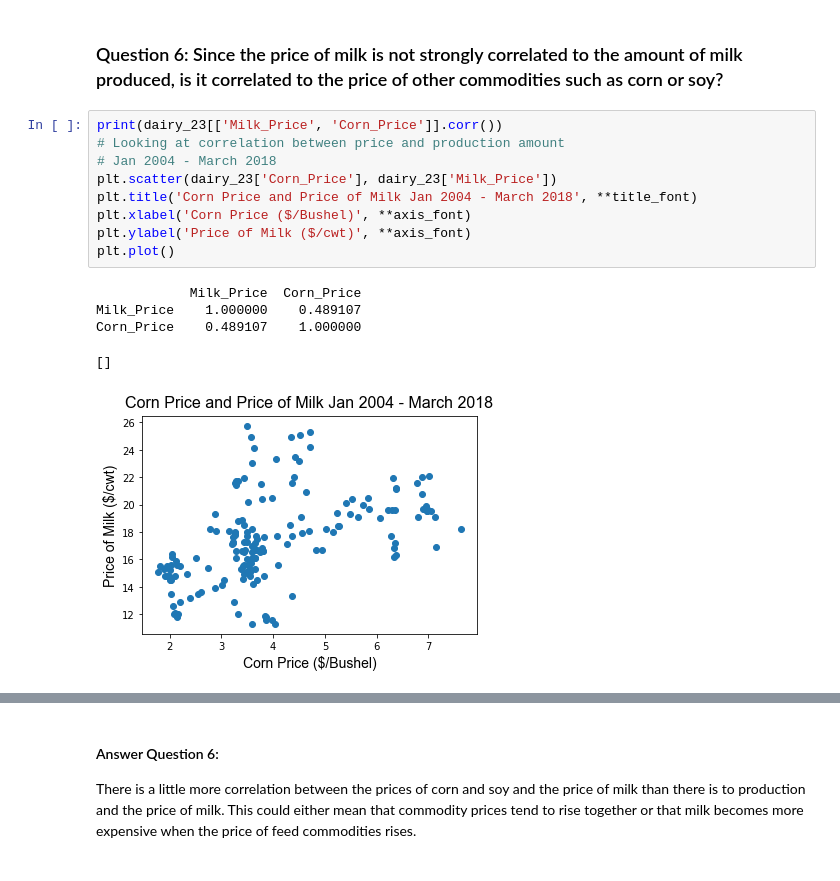
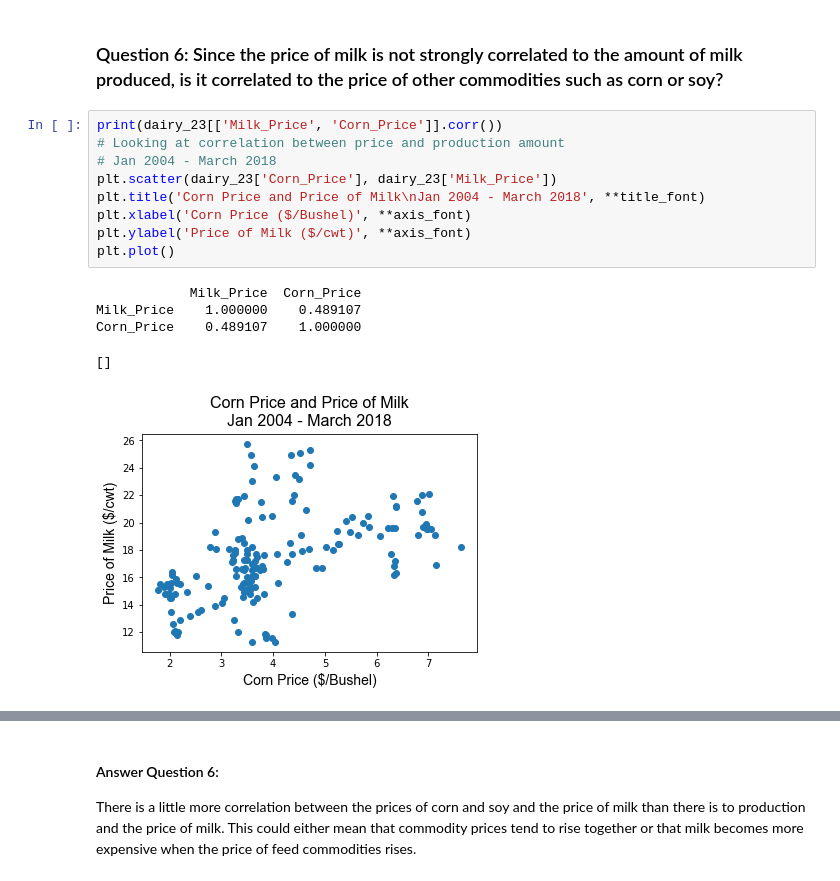
Before and after one commit to cbevis/Thinkful_U4_Milk_Prices, a Jupyter notebook: U4_Capstone_2.ipynb, the cells around one changed output, grey strips where cells are left out. Drawn from its saved outputs; the diff is of its cells as text.

```diff
--- a/U4_Capstone_2.ipynb
+++ b/U4_Capstone_2.ipynb
@@ -523,18 +534,18 @@ Interestingly, there appears to be very little correlation between the monthly p
 # %%
 print(dairy_23[['Milk_Price', 'Corn_Price']].corr())
 # Looking at correlation between price and production amount
 # Jan 2004 - March 2018
 plt.scatter(dairy_23['Corn_Price'], dairy_23['Milk_Price'])
-plt.title('Corn Price and Price of Milk Jan 2004 - March 2018', **title_font)
+plt.title('Corn Price and Price of Milk\nJan 2004 - March 2018', **title_font)
 plt.xlabel('Corn Price ($/Bushel)', **axis_font)
 plt.ylabel('Price of Milk ($/cwt)', **axis_font)
 plt.plot()
 # %% [output]
             Milk_Price  Corn_Price
 Milk_Price    1.000000    0.489107
 Corn_Price    0.489107    1.000000
 []
-[figure, old version]
+[figure, new version]
 # %%
 print(dairy_23[['Milk_Price', 'Soy_Price']].corr())
 
```
Also changed, not shown: parts of 19 cells of this notebook.
